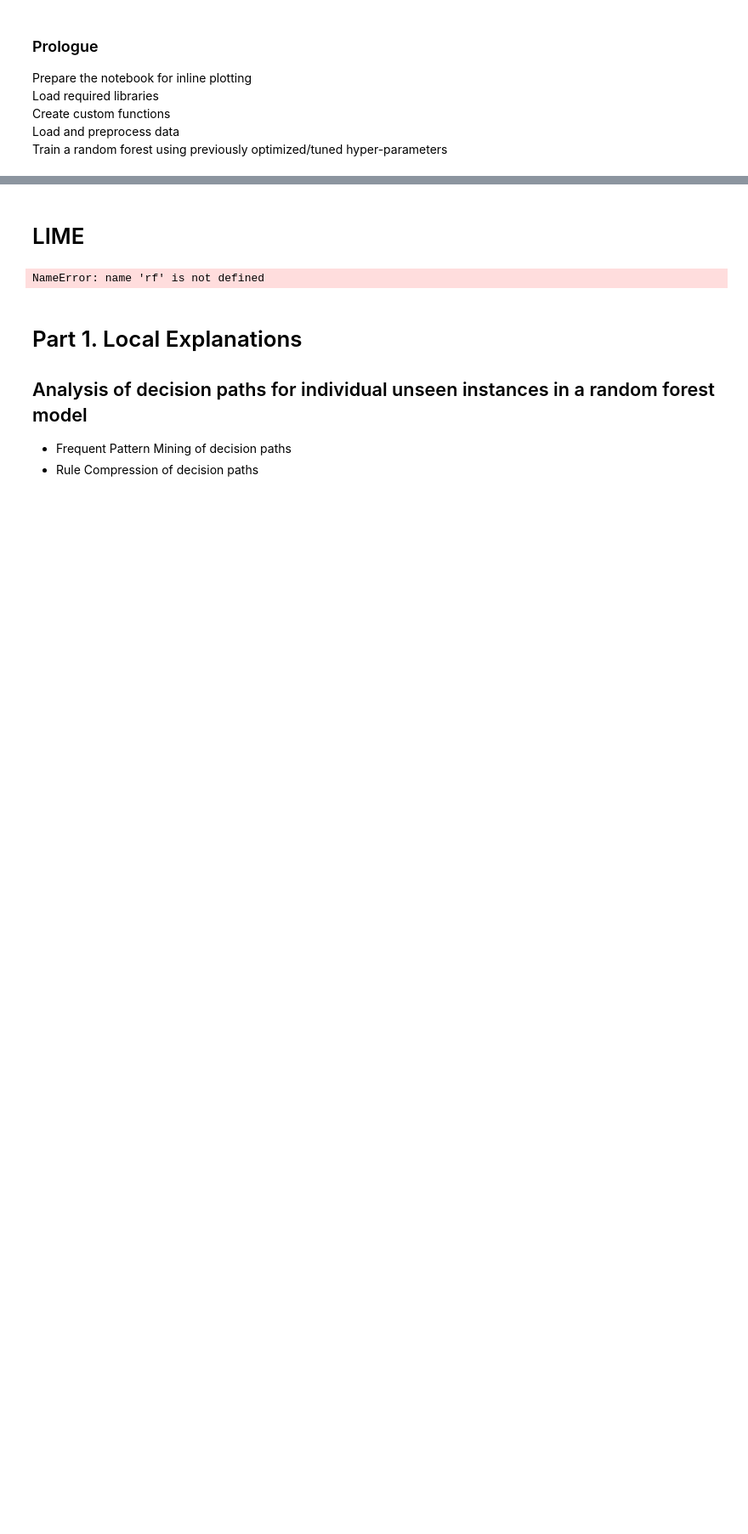
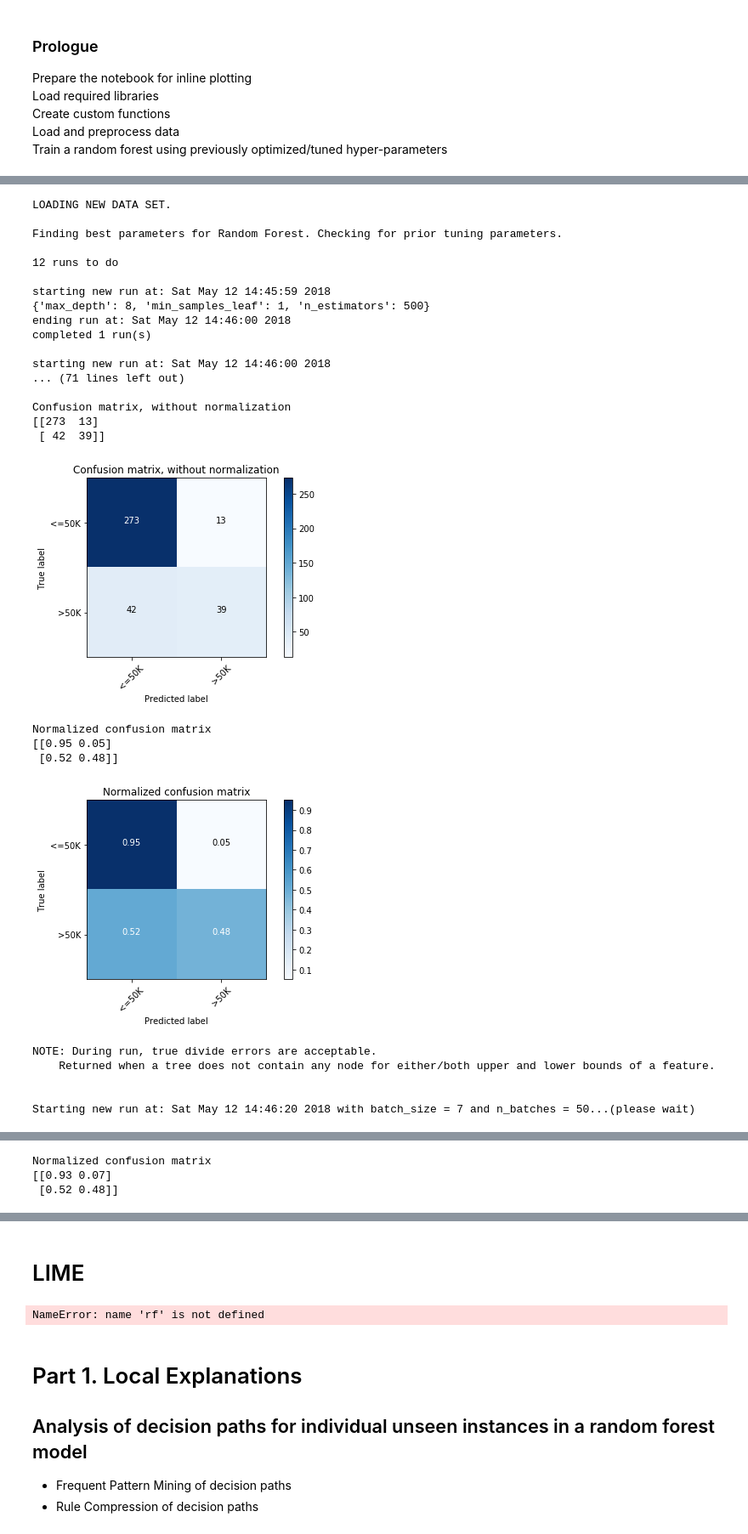
Before and after one commit to julianhatwell/interpret_basics2, a Jupyter notebook: whiteboxing experiments unattended.ipynb, the cells around one changed output, grey strips where cells are left out. Shown at 85% size. Drawn from its saved outputs; the diff is of its cells as text; code cells hidden in the pictures; blank space fills up the shorter version.

```diff
--- a/whiteboxing experiments unattended.ipynb
+++ b/whiteboxing experiments unattended.ipynb
@@ -69,0 +15,52 @@ Starting new run at: Fri May  4 00:26:31 2018 with batch_size = 8 and n_batches
+# %%
+n_instances=500
+n_batches=50
+support_paths=0.05
+alpha_paths=0.3
+alpha_scores=0.75
+which_trees='majority'
+precis_threshold=0.95
+eval_model=True
+run_anchors=True
+
+for random_state in [123, 124, 125, 126, 127]:
+
+    grid_experiment(n_instances,
+                    n_batches,
+                    random_state=random_state,
+                    override_tuning=True,
+                    support_paths=support_paths,
+                    alpha_paths=alpha_paths,
+                    alpha_scores=alpha_scores,
+                    which_trees=which_trees,
+                    precis_threshold=precis_threshold,
+                    eval_model=eval_model,
+                    run_anchors=run_anchors)
+# %% [output]
+LOADING NEW DATA SET.
+
+Finding best parameters for Random Forest. Checking for prior tuning parameters.
+
+12 runs to do
+
+starting new run at: Sat May 12 14:45:59 2018
+{'max_depth': 8, 'min_samples_leaf': 1, 'n_estimators': 500}
+ending run at: Sat May 12 14:46:00 2018
+completed 1 run(s)
+
+starting new run at: Sat May 12 14:46:00 2018
+... (71 lines left out)
+
+Confusion matrix, without normalization
+[[273  13]
+ [ 42  39]]
+[figure, added]
+Normalized confusion matrix
+[[0.95 0.05]
+ [0.52 0.48]]
+[figure, added]
+NOTE: During run, true divide errors are acceptable.
+    Returned when a tree does not contain any node for either/both upper and lower bounds of a feature.
+
+
+Starting new run at: Sat May 12 14:46:20 2018 with batch_size = 7 and n_batches = 50...(please wait)
@@ -69,0 +100,3 @@ Starting new run at: Fri May  4 00:26:31 2018 with batch_size = 8 and n_batches
+Normalized confusion matrix
+[[0.93 0.07]
+ [0.52 0.48]]
```
Also changed, not shown: parts of 4 cells of this notebook, 11 other files.
